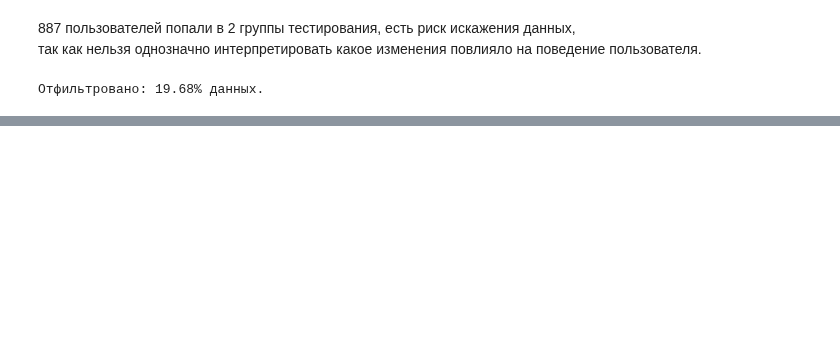
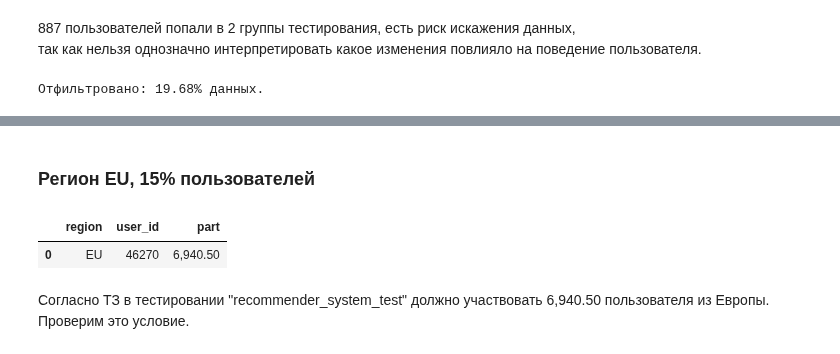
Before and after one commit to akirionenko/senior_progect, a Jupyter notebook: AB_test.ipynb, the cells around one changed output, grey strips where cells are left out. Drawn from its saved outputs; the diff is of its cells as text; code cells hidden in the pictures; blank space fills up the shorter version.

```diff
--- a/AB_test.ipynb
+++ b/AB_test.ipynb
@@ -427,0 +485,18 @@ print(
+# %% [markdown]
+### Регион EU, 15% пользователей
+# %%
+#Создадим таблицу EU
+EU=(
+    new_users
+    .query('region=="EU"')
+    .pivot_table(index=['region'], values='user_id', aggfunc='nunique')
+    .reset_index()
+)
+#15% от общего количества
+EU['part'] = EU['user_id']*15/100
+display(EU)
+# %% [output]
+|  | region | user_id | part |
+| 0 | EU | 46270 | 6,940.50 |
+# %% [markdown]
+Согласно ТЗ в тестировании "recommender_system_test" должно участвовать 6,940.50 пользователя из Европы. Проверим это условие.
```
Also changed, not shown: parts of 16 cells of this notebook.
